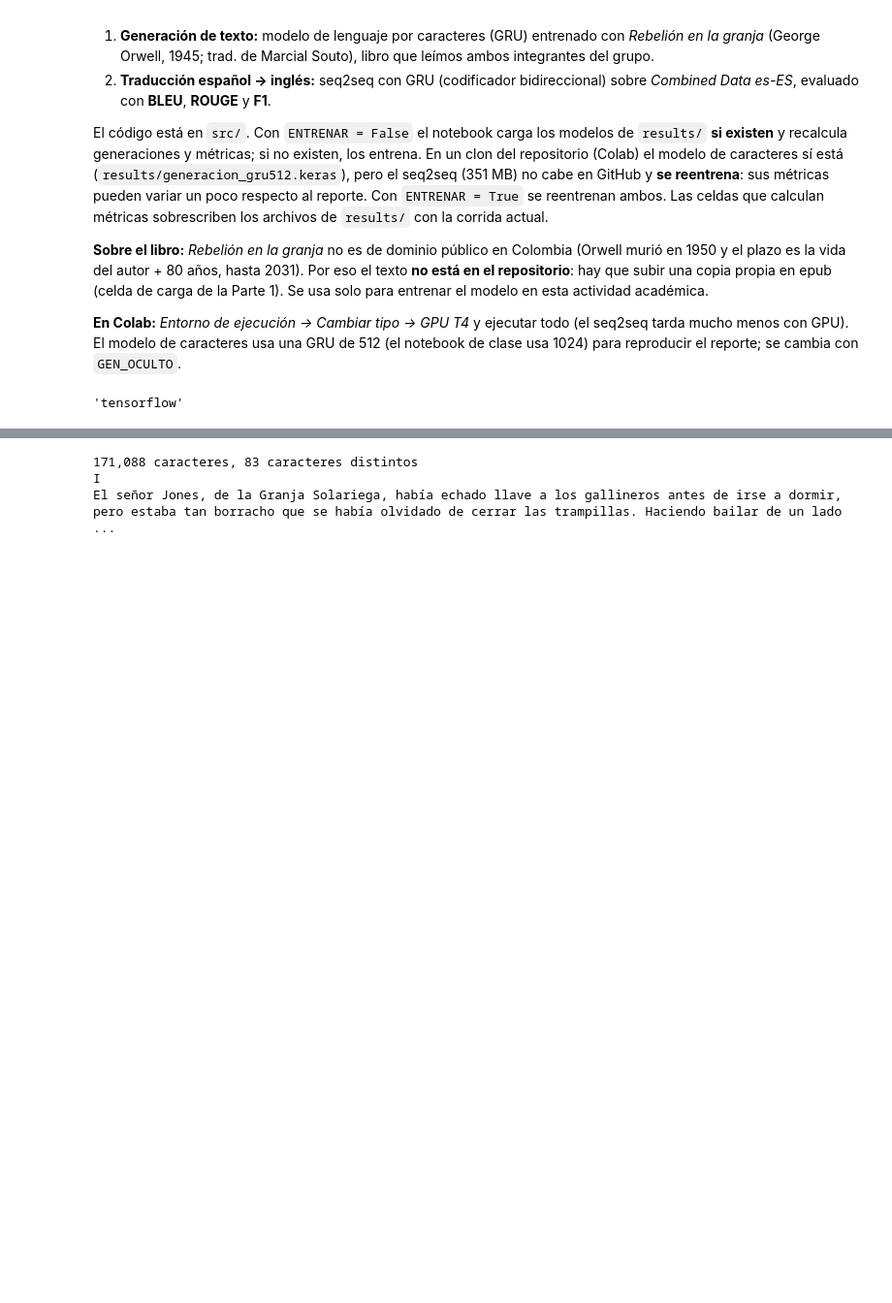
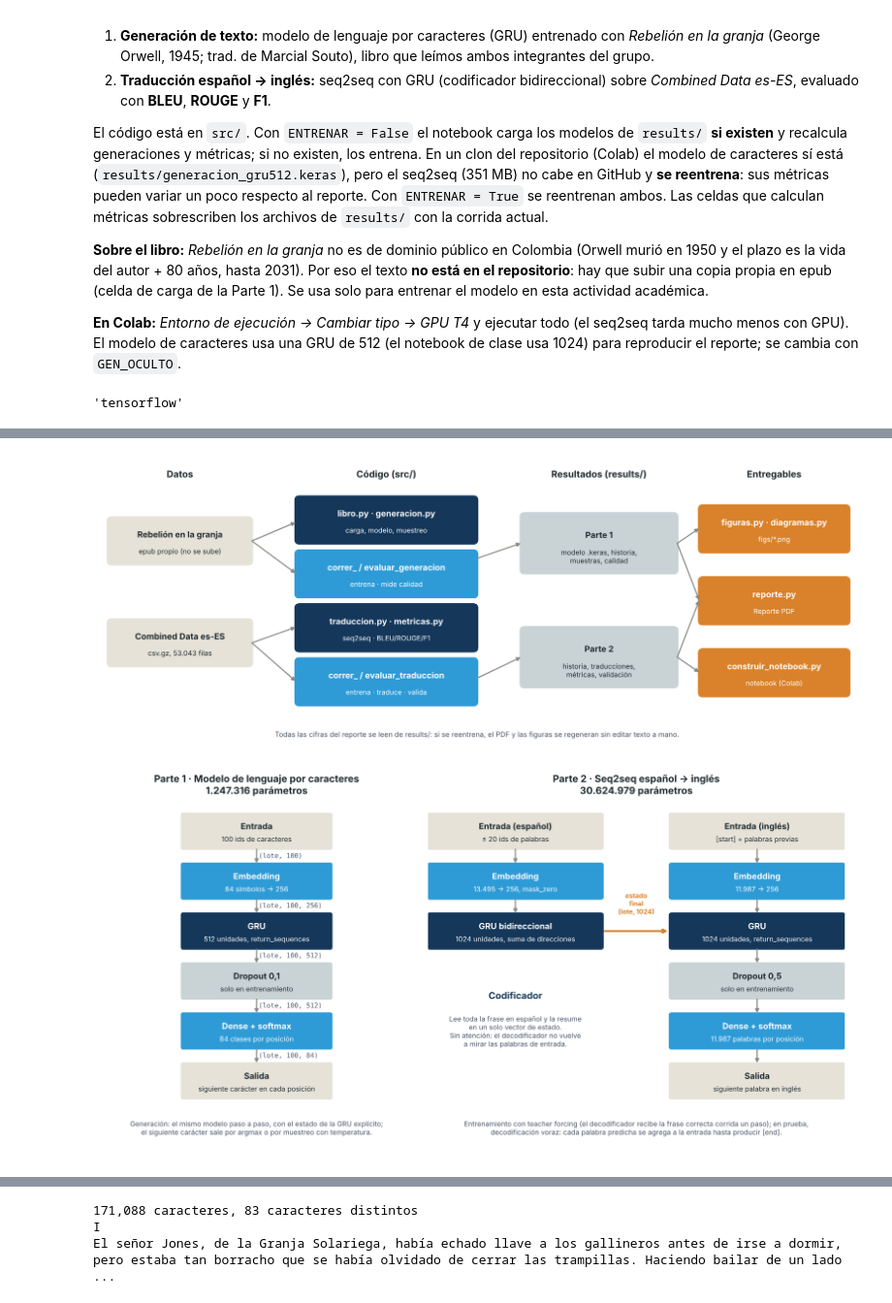
Before and after one commit to davidm094/NLP_JAVE_TALLER06_202601, a Jupyter notebook: notebooks/Taller06_Generacion_y_Traduccion.ipynb, the cells around one changed output, grey strips where cells are left out. Shown at 97% size. Saved outputs shown, nothing was run; the diff lists cells and outputs as text; code cells hidden in the pictures; blank space fills up the shorter version.

```diff
--- a/notebooks/Taller06_Generacion_y_Traduccion.ipynb
+++ b/notebooks/Taller06_Generacion_y_Traduccion.ipynb
@@ -56,0 +61,8 @@ Keras 3.15.1 | backend tensorflow | GPU: False
+# %%
+import diagramas as DG
+DG.todas()
+display(Image(str(RAIZ / "figs" / "arquitectura_codigo.png")))
+display(Image(str(RAIZ / "figs" / "arquitectura_modelos.png")))
+# %% [output]
+[figure, added]
+[figure, added]
```
Also changed, not shown: parts of 9 cells of this notebook, 10 other files.
